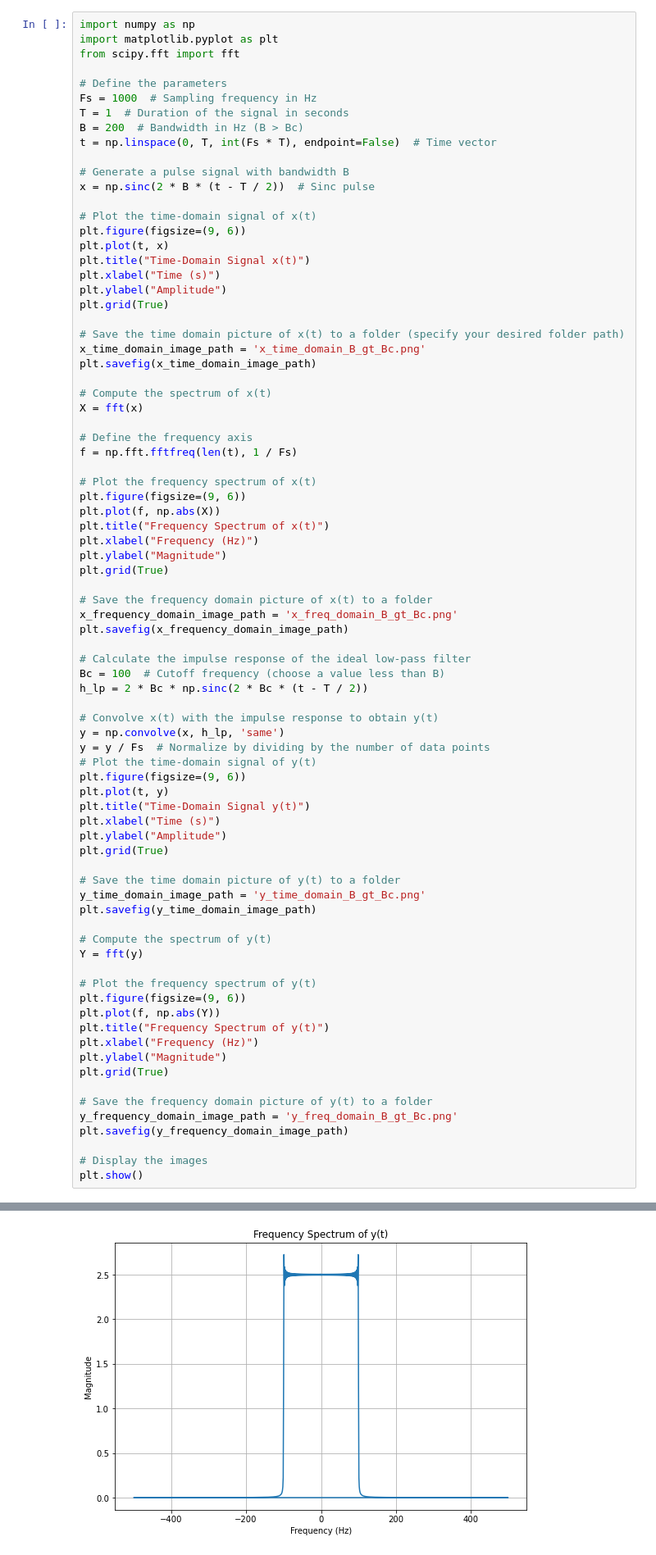
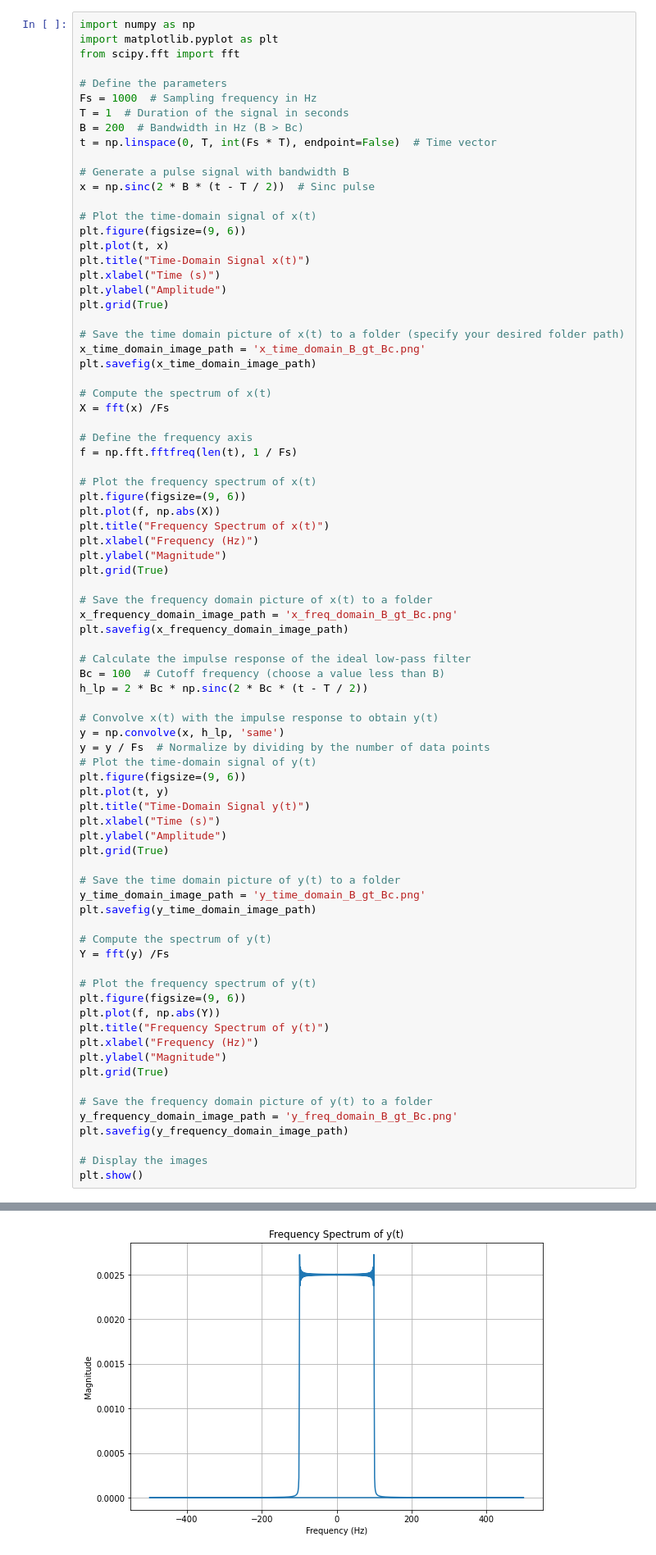
Before and after one commit to Everloom-129/ECE459_Communication_System_Project, a Jupyter notebook: PJ3/LPF.ipynb, the cells around one changed output, grey strips where cells are left out. Shown: that part at 82% size. Cells and saved outputs as stored; diff of their text form.

```diff
--- a/PJ3/LPF.ipynb
+++ b/PJ3/LPF.ipynb
@@ -144,7 +144,7 @@ x_time_domain_image_path = 'x_time_domain_B_gt_Bc.png'
 plt.savefig(x_time_domain_image_path)
 
 # Compute the spectrum of x(t)
-X = fft(x)
+X = fft(x) /Fs
 
 # Define the frequency axis
 f = np.fft.fftfreq(len(t), 1 / Fs)
@@ -181,7 +181,7 @@ y_time_domain_image_path = 'y_time_domain_B_gt_Bc.png'
 plt.savefig(y_time_domain_image_path)
 
 # Compute the spectrum of y(t)
-Y = fft(y)
+Y = fft(y) /Fs
 
 # Plot the frequency spectrum of y(t)
 plt.figure(figsize=(9, 6))
@@ -203,5 +203,5 @@ plt.show()
 [figure]
-[figure, old version]
+[figure, new version]
 # %%
 from PIL import Image
 import numpy as np
```
Also changed, not shown: parts of 1 cell of this notebook, 1 other file.
